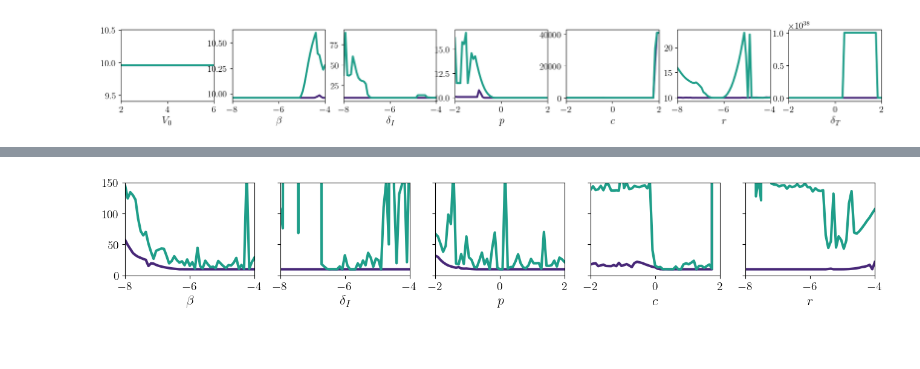
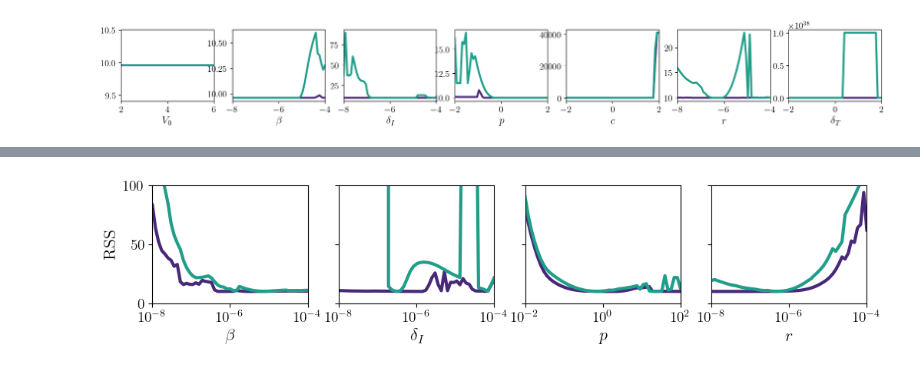
Before and after one commit to systemsmedicine/CrossLabFit, a Jupyter notebook: pyNotebooks/influenzaModel.ipynb, the cells around one changed output, grey strips where cells are left out. Saved outputs shown, nothing was run; the diff lists cells and outputs as text; code cells hidden in the pictures; blank space fills up the shorter version.

```diff
--- a/pyNotebooks/influenzaModel.ipynb
+++ b/pyNotebooks/influenzaModel.ipynb
@@ -424,39 +588,33 @@ df_c_ql = pd.read_csv('influenza/profilesData_fix/c_profile_ql.dat', sep=' ', na
 df_r_ql = pd.read_csv('influenza/profilesData_fix/r_profile_ql.dat', sep=' ', names=parNames).filter(['$r$', 'RSS'])
 # %%
-fig, axs = plt.subplots(nrows=1, ncols=5, figsize=(16,2), facecolor='white', sharey=True)
+fig, axs = plt.subplots(nrows=1, ncols=4, figsize=(12,2), facecolor='white', sharey=True)
 
-axs[0].plot(df_bet_qt['$\\beta$'], df_bet_qt['RSS'], lw=3, color=palette[0])
-axs[0].plot(df_bet_ql['$\\beta$'], df_bet_ql['RSS'], lw=3, color=palette[4])
+axs[0].plot(10**df_bet_qt['$\\beta$'], df_bet_qt['RSS'], lw=3, color=palette[0])
+axs[0].plot(10**df_bet_ql['$\\beta$'], df_bet_ql['RSS'], lw=3, color=palette[4])
+# axs[0].set_xscale('log')
 axs[0].set_xlabel('$\\beta$')
-# axs[0].set_ylabel('RSS')
-axs[0].set_xlim((-8,-4))
+axs[0].set_ylabel('RSS')
+axs[0].set_xlim((1e-8,1e-4))
 
-axs[1].plot(df_delI_qt['$\\delta_I$'], df_delI_qt['RSS'], lw=3, color=palette[0])
-axs[1].plot(df_delI_ql['$\\delta_I$'], df_delI_ql['RSS'], lw=3, color=palette[4])
+axs[1].plot(10**df_delI_qt['$\\delta_I$'], df_delI_qt['RSS'], lw=3, color=palette[0])
+axs[1].plot(10**df_delI_ql['$\\delta_I$'], df_delI_ql['RSS'], lw=3, color=palette[4])
 axs[1].set_xlabel('$\\delta_I$')
-# axs[2].set_ylabel('RSS')
-axs[1].set_xlim((-8,-4))
+axs[1].set_xlim((1e-8,1e-4))
 
-axs[2].plot(df_p_qt['$p$'], df_p_qt['RSS'], lw=3, color=palette[0])
-axs[2].plot(df_p_ql['$p$'], df_p_ql['RSS'], lw=3, color=palette[4])
+axs[2].plot(10**df_p_qt['$p$'], df_p_qt['RSS'], lw=3, color=palette[0])
+axs[2].plot(10**df_p_ql['$p$'], df_p_ql['RSS'], lw=3, color=palette[4])
 axs[2].set_xlabel('$p$')
-# axs[3].set_ylabel('RSS')
-axs[2].set_xlim((-2,2))
+axs[2].set_xlim((1e-2,1e2))
 
-axs[3].plot(df_c_qt['$c$'], df_c_qt['RSS'], lw=3, color=palette[0])
-axs[3].plot(df_c_ql['$c$'], df_c_ql['RSS'], lw=3, color=palette[4])
-axs[3].set_xlabel('$c$')
-# axs[4].set_ylabel('RSS')
-axs[3].set_xlim((-2,2))
+axs[3].plot(10**df_r_qt['$r$'], df_r_qt['RSS'], lw=3, color=palette[0])
+axs[3].plot(10**df_r_ql['$r$'], df_r_ql['RSS'], lw=3, color=palette[4])
+axs[3].set_xlabel('$r$')
+axs[3].set_xlim((1e-8,1e-4))
 
-axs[4].plot(df_r_qt['$r$'], df_r_qt['RSS'], lw=3, color=palette[0])
-axs[4].plot(df_r_ql['$r$'], df_r_ql['RSS'], lw=3, color=palette[4])
-axs[4].set_xlabel('$r$')
-# axs[5].set_ylabel('RSS')
-axs[4].set_xlim((-8,-4))
-
-plt.setp(axs, ylim=(0,150))
+for i in range(4):
+    axs[i].set_xscale('log')
+plt.setp(axs, ylim=(0,100))
 
 plt.show()
 # %% [output]
-[figure, old version]
+[figure, new version]
```
Also changed, not shown: parts of 24 cells of this notebook, 10 other files.
